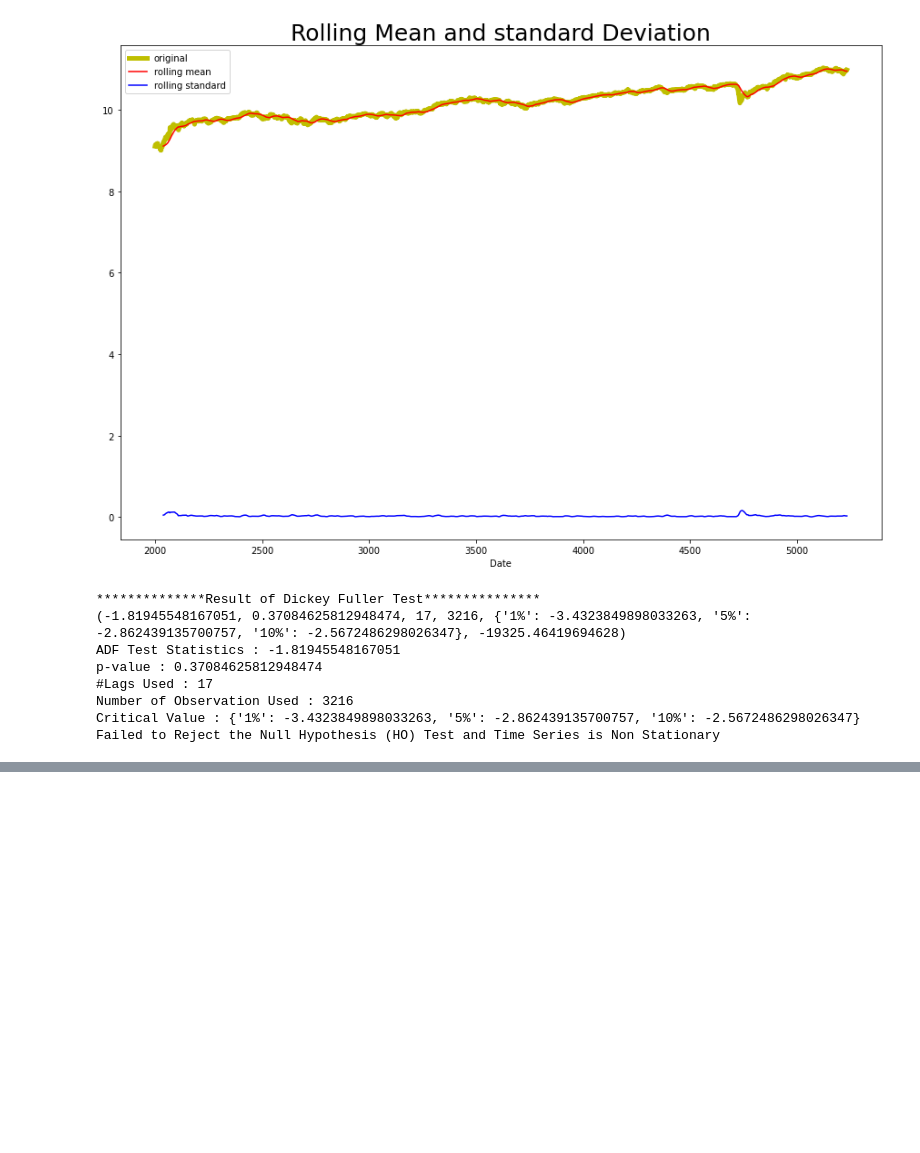
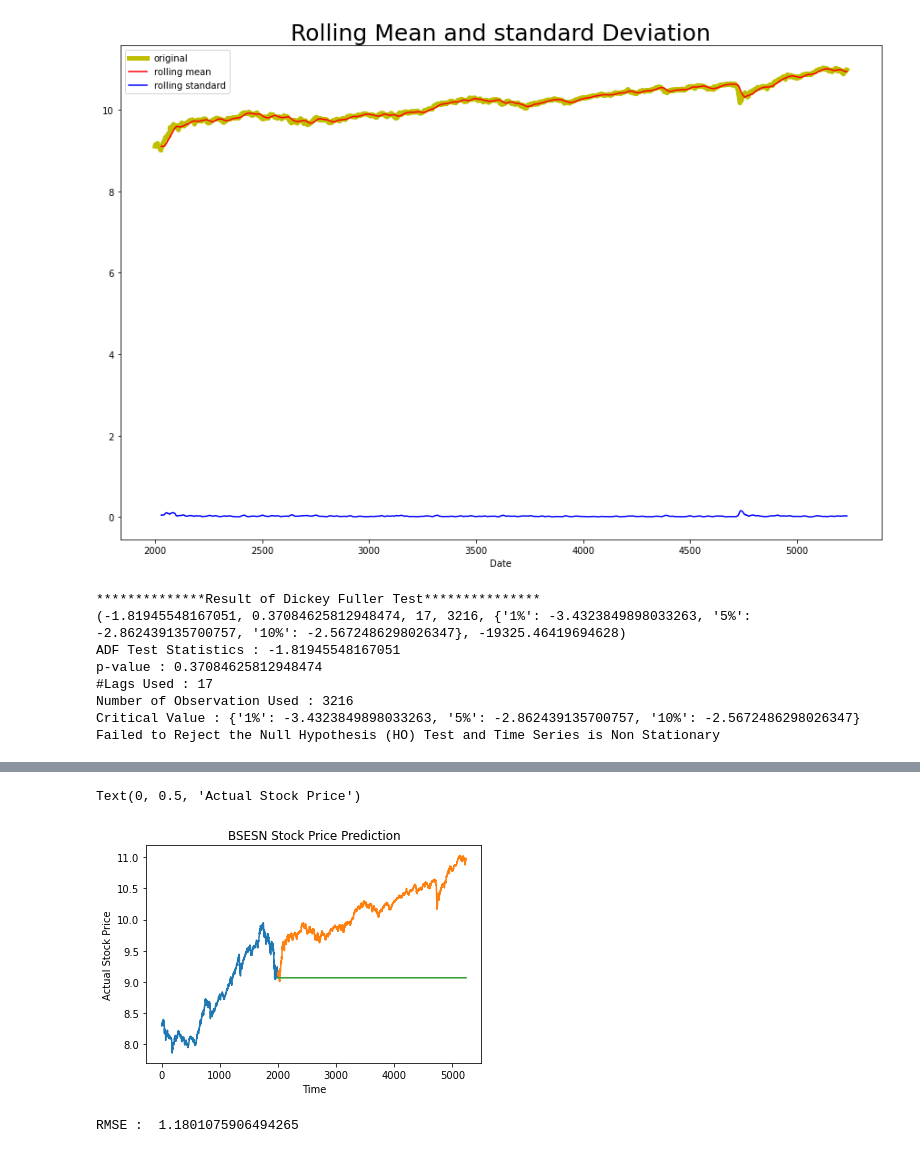
Before and after one commit to chaitsugale/Stock-Market-Prediction-The-Spark-Foundation-, a Jupyter notebook: Stock_Market_Prediction_Using_Numerical_and_Textual_Analysis(The_Spark_Foundation).ipynb, the cells around one changed output, grey strips where cells are left out. Drawn from its saved outputs; the diff is of its cells as text; code cells hidden in the pictures; blank space fills up the shorter version.

```diff
--- a/Stock_Market_Prediction_Using_Numerical_and_Textual_Analysis(The_Spark_Foundation).ipynb
+++ b/Stock_Market_Prediction_Using_Numerical_and_Textual_Analysis(The_Spark_Foundation).ipynb
@@ -396,0 +419,6 @@ Reject the Null Hypothesis (Ho) test and the Time series is Stationary
+# %%
+bse_model = auto_arima(bse_train_log,trace=True,error_action = 'ignore',supress_warning = True)
+bse_model.fit(bse_train_log)
+
+bse_prediction = bse_model.predict(n_periods = len(bse_test))
+bse_prediction = pd.DataFrame(bse_prediction,index=bse_test_log.index,columns = ['Prediction'])
@@ -396,0 +446,16 @@ Reject the Null Hypothesis (Ho) test and the Time series is Stationary
+# %%
+
+plt.plot(bse_train_log, label='Train')
+plt.plot(bse_test_log, label='Test')
+plt.plot(bse_prediction, label='Prediction')
+plt.title('BSESN Stock Price Prediction')
+plt.xlabel('Time')
+plt.ylabel('Actual Stock Price')
+# %% [output]
+Text(0, 0.5, 'Actual Stock Price')
+[figure, added]
+# %%
+rms = np.sqrt(mean_squared_error(bse_test_log,bse_prediction))
+print("RMSE : ", rms)
+# %% [output]
+RMSE :  1.1801075906494265
```
Also changed, not shown: parts of 12 cells of this notebook.
